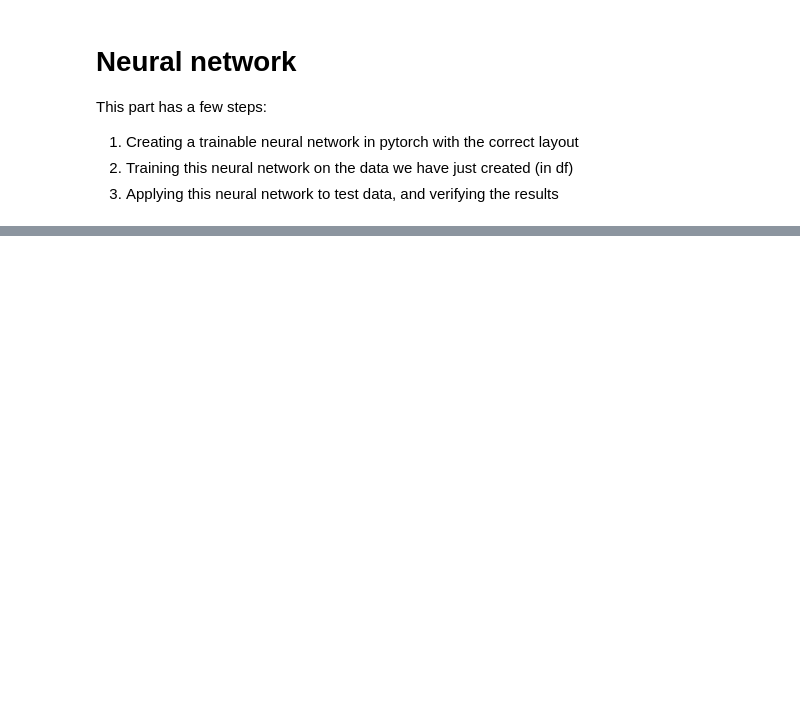
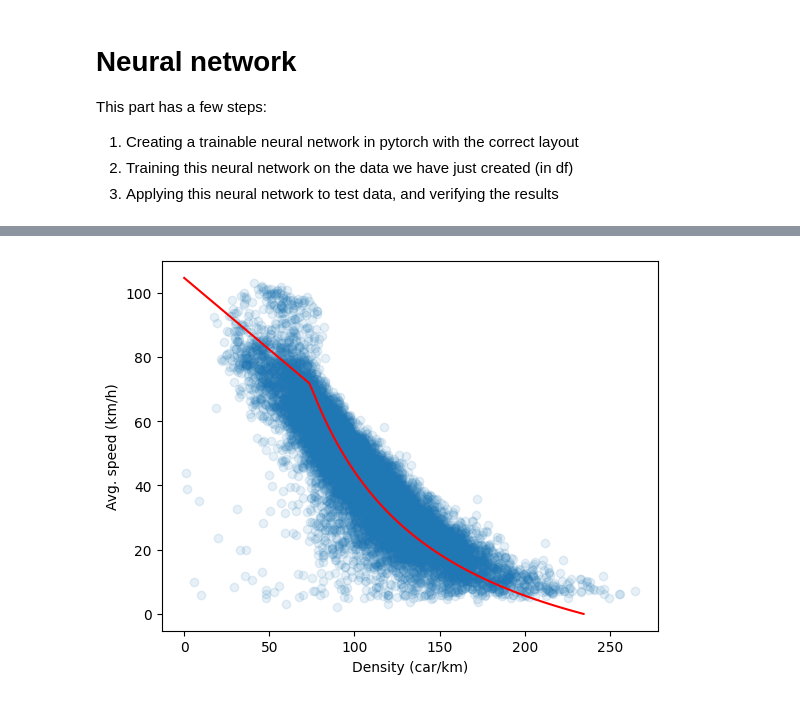
Before and after one commit to vossemeijssen/macroscopic_traffic_model, a Jupyter notebook: Training_method_2.ipynb, the cells around one changed output, grey strips where cells are left out. Saved outputs shown, nothing was run; the diff lists cells and outputs as text; code cells hidden in the pictures; blank space fills up the shorter version.

```diff
--- a/Training_method_2.ipynb
+++ b/Training_method_2.ipynb
@@ -322,0 +340,10 @@ plt.show()
+# %%
+fig, ax1 = plt.subplots(1, 1)
+
+ax1.scatter(test_density, test_speed, alpha=0.11)
+ax1.plot(model_density, model_speed, "r")
+ax1.set_xlabel("Density (car/km)")
+ax1.set_ylabel("Avg. speed (km/h)")
+plt.show()
+# %% [output]
+[figure, added]
```
Also changed, not shown: parts of 10 cells of this notebook, 3 other files.
